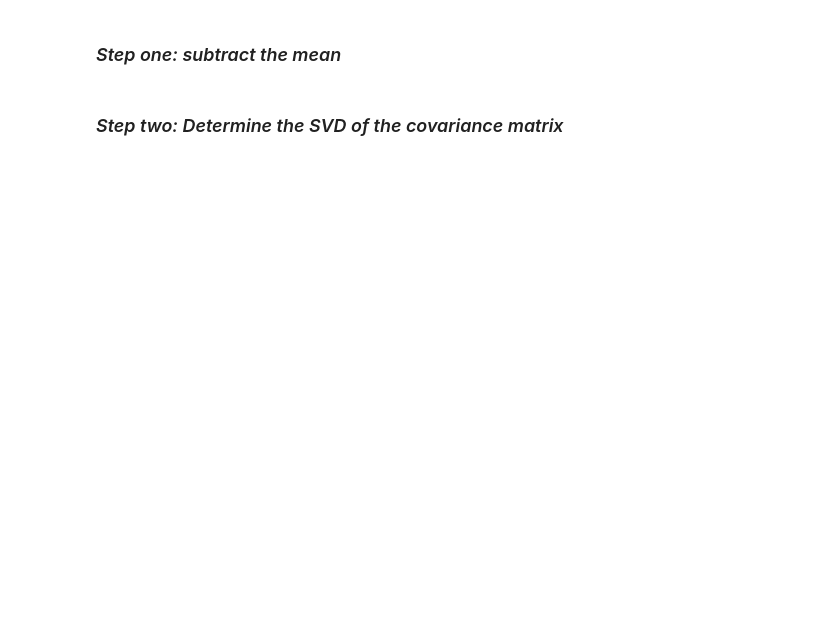
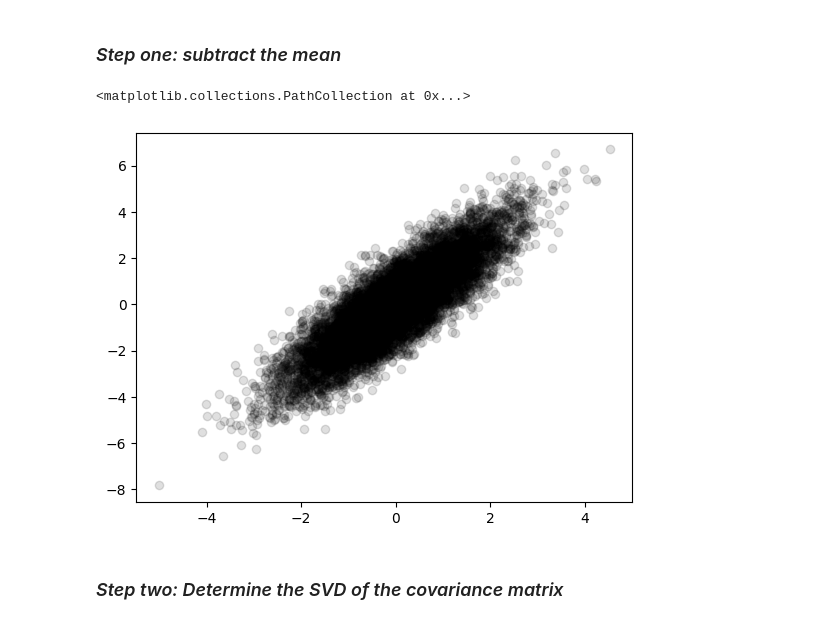
Before and after one commit to geo-smart/mlgeo, a Jupyter notebook: book/Chapter2-DataManipulation/2.10_dimensionality_reduction.ipynb, the cells around one changed output. Cells and saved outputs as stored; diff of their text form; code cells hidden in the pictures; blank space fills up the shorter version.

```diff
--- a/book/Chapter2-DataManipulation/2.10_dimensionality_reduction.ipynb
+++ b/book/Chapter2-DataManipulation/2.10_dimensionality_reduction.ipynb
@@ -238,7 +238,12 @@ ax1.set_aspect('equal')
 # %%
 ## Remove the mean of the data
 Xavg = np.mean(X, axis=1)                 # Compute mean
 B = X - np.tile(Xavg,(nPoints,1)).T       # Mean-subtracted data
+
+plt.scatter(B[0,:],B[1,:], color='k', alpha=0.125)
+# %% [output]
+<matplotlib.collections.PathCollection at 0x...>
+[figure, added]
 # %% [markdown]
 ### *Step two: Determine the SVD of the covariance matrix*
 # %%
```
Also changed, not shown: parts of 4 cells of this notebook, 4 other files.
